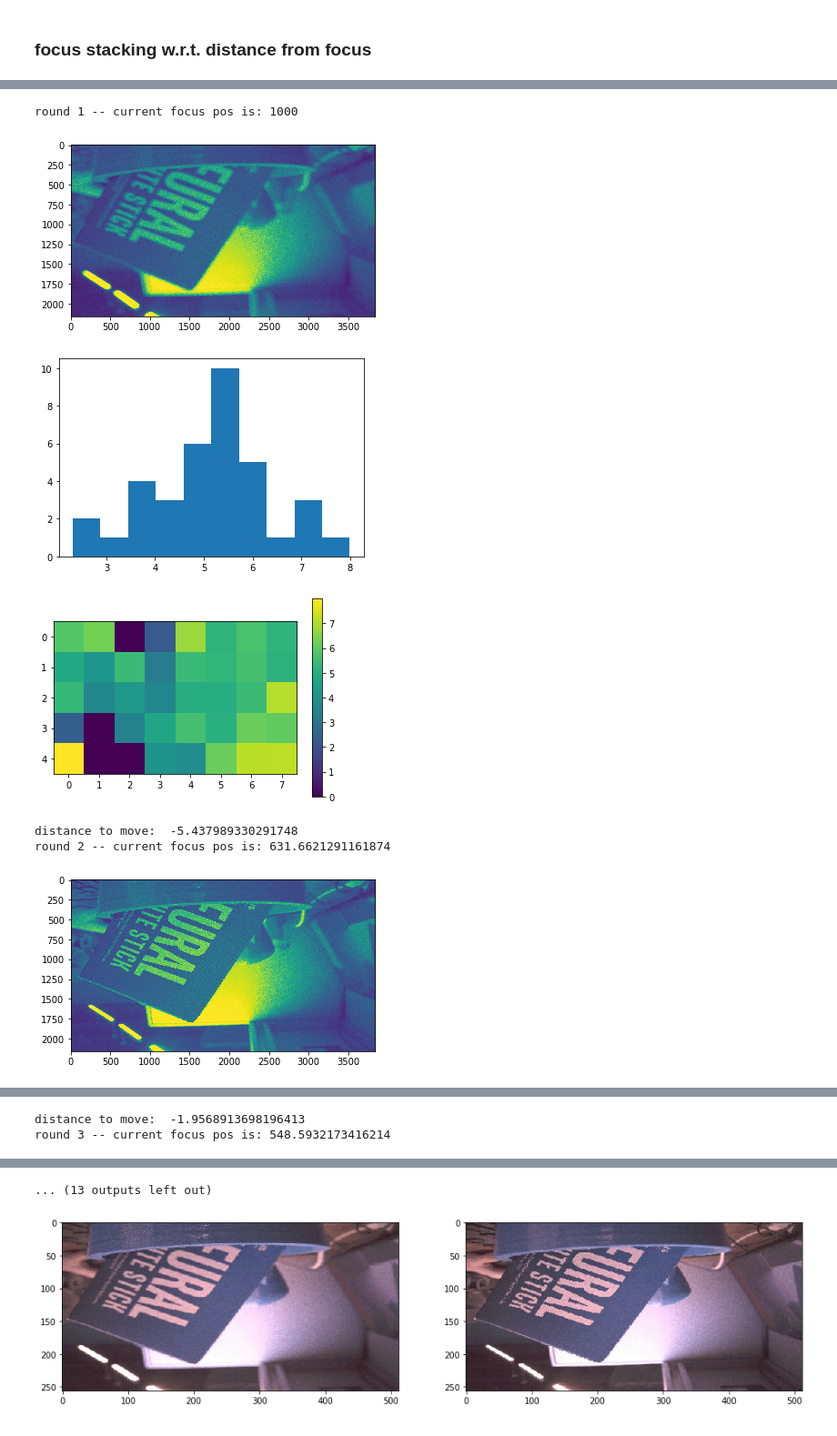
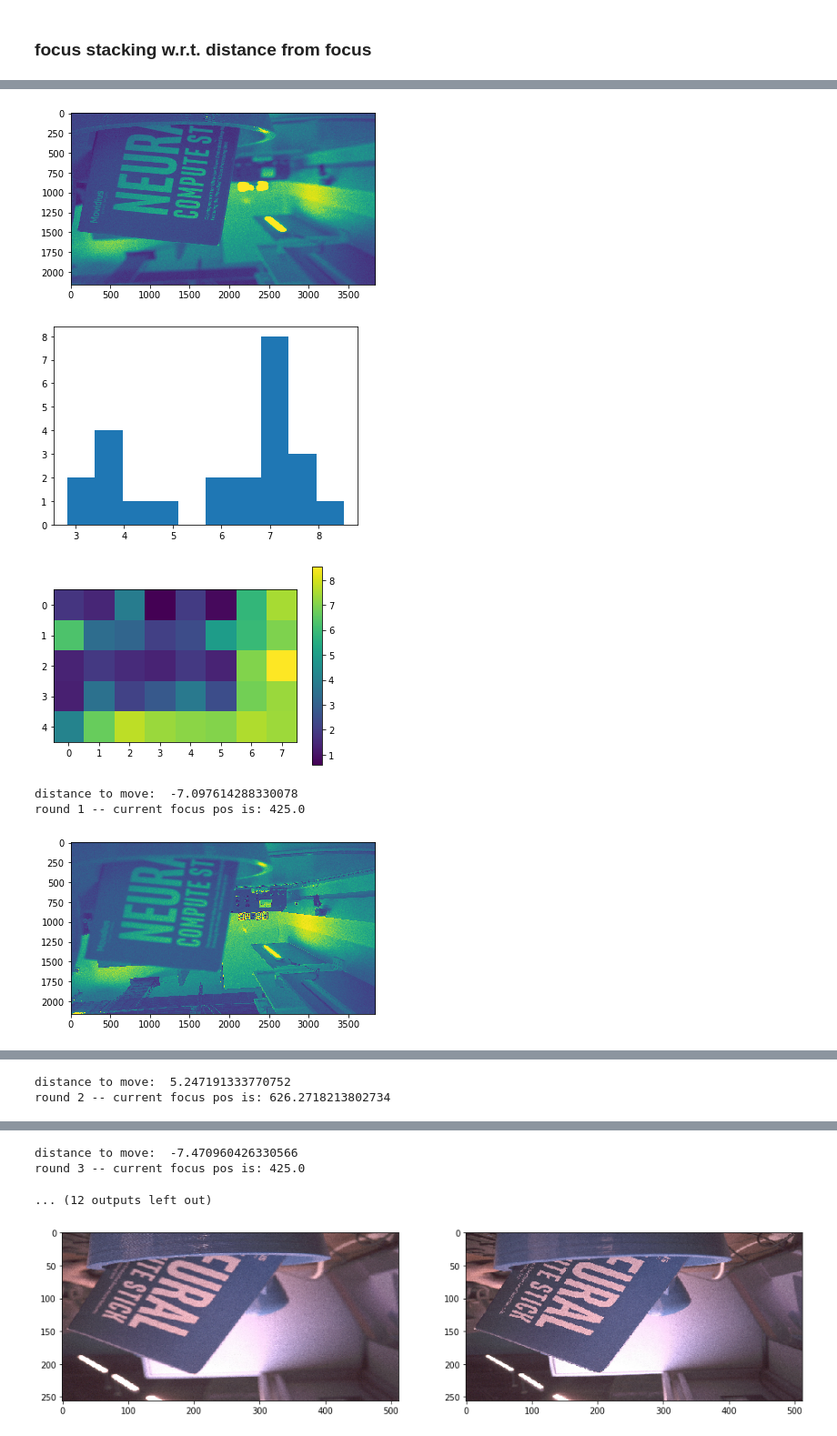
Before and after one commit to cianhwang/autofocus-stacking, a Jupyter notebook: autofocalstacking.ipynb, the cells around one changed output, grey strips where cells are left out. Shown at 91% size. Saved outputs shown, nothing was run; the diff lists cells and outputs as text; code cells hidden in the pictures.

```diff
--- a/autofocalstacking.ipynb
+++ b/autofocalstacking.ipynb
@@ -157,13 +108,14 @@ def dist_est(gray_img, curr, last_dist_map = None, last_move_steps = None):
     dst_stack = dist_est_net.predict(gray_img_stack)
     #print("network runtime elapsed: {}".format(time.time()-stime))
     dst_stack = dst_stack.reshape(H//step, W//step)
-    for i in range(H//step):
-        for j in range(W//step):
-            if last_dist_map[i, j] != 0:
-                dst = dst_stack[i, j]
-                if dst < 2:
-                    dst=0
-                dist_map[i, j] = dst
+#     for i in range(H//step):
+#         for j in range(W//step):
+#             if last_dist_map[i, j] != 0:
+#                 dst = dst_stack[i, j]
+#                 if dst < 2:
+#                     dst=0
+#                 dist_map[i, j] = dst
+    dist_map = dst_stack
 
     stime = time.time()
 
@@ -178,7 +130,8 @@ def dist_est(gray_img, curr, last_dist_map = None, last_move_steps = None):
 
     ## grouping and pick one distance to move
     dist_vec = dist_map.flatten()
-    dist_vec = dist_vec[dist_vec!=0]
+    #dist_vec = dist_vec[dist_vec!=0]
+    dist_vec = dist_vec[np.abs(dist_vec)>2.5]
     n, bins, patches = plt.hist(dist_vec, bins=10)
 
     idx_sorted = np.argsort(n)[::-1]
@@ -186,7 +139,7 @@ def dist_est(gray_img, curr, last_dist_map = None, last_move_steps = None):
     for i in range(len(n)):
         dist_to_move = -(bins[idx_sorted[i]]+bins[idx_sorted[i]+1])/2
         #print("trial {}: est curr: {}".format(i, curr + solver(curr, dist_to_move)))
-        if (curr + solver(curr, dist_to_move) > 400) and (curr + solver(curr, dist_to_move) < 1023):
+        if (curr + solver(curr, dist_to_move) > 375) and (curr + solver(curr, dist_to_move) < 1100):
             flag = True
             break
 
@@ -198,8 +151,8 @@ def dist_est(gray_img, curr, last_dist_map = None, last_move_steps = None):
 
     return flag, np.abs(dist_map), dist_to_move
 # %%
-#initialFocus()
-curr = 1000
+# #initialFocus()
+curr = 700
 # setFocus(pos = curr)
 
 # img = grab_image()
@@ -215,28 +168,27 @@ dist_to_move = None
 # %%
 imgs = []
 for i in range(6):
-
-    print("round {} -- current focus pos is: {}".format(i+1, curr))
     setFocus(pos = curr)
     img = grab_image()
     imgs.append(img)
     gray_img = rgb2gray(img)
 
     plt.imshow(gray_img)
     plt.show()
     flag, dist_map, dist_to_move = dist_est(gray_img, curr, dist_map, dist_to_move)
 
     if flag is False:
         break
     print("distance to move: ", dist_to_move)
     curr = curr + solver(curr, dist_to_move)
+    curr = np.clip(curr, 425, 1023)
+    print("round {} -- current focus pos is: {}".format(i+1, curr))
 imgs = np.stack(imgs)
 #     print(dist_map)
 # %% [output]
-round 1 -- current focus pos is: 1000
-[figure, old version]
+[figure, new version]
-[figure, old version]
+[figure, new version]
-[figure, old version]
+[figure, new version]
-distance to move:  -5.437989330291748
-round 2 -- current focus pos is: 631.6621291161874
+distance to move:  -7.097614288330078
+round 1 -- current focus pos is: 425.0
-[figure, old version]
+[figure, new version]
@@ -245,2 +197,2 @@ round 2 -- current focus pos is: 631.6621291161874
-distance to move:  -1.9568913698196413
-round 3 -- current focus pos is: 548.5932173416214
+distance to move:  5.247191333770752
+round 2 -- current focus pos is: 626.2718213802734
@@ -250,4 +202,6 @@ round 3 -- current focus pos is: 548.5932173416214
+distance to move:  -7.470960426330566
+round 3 -- current focus pos is: 425.0
-... (13 outputs left out)
+... (12 outputs left out)
 # %%
 import sys, os
 os.chdir('/home/qian/Documents/pyFusion/')
```
Also changed, not shown: parts of 5 cells of this notebook.
